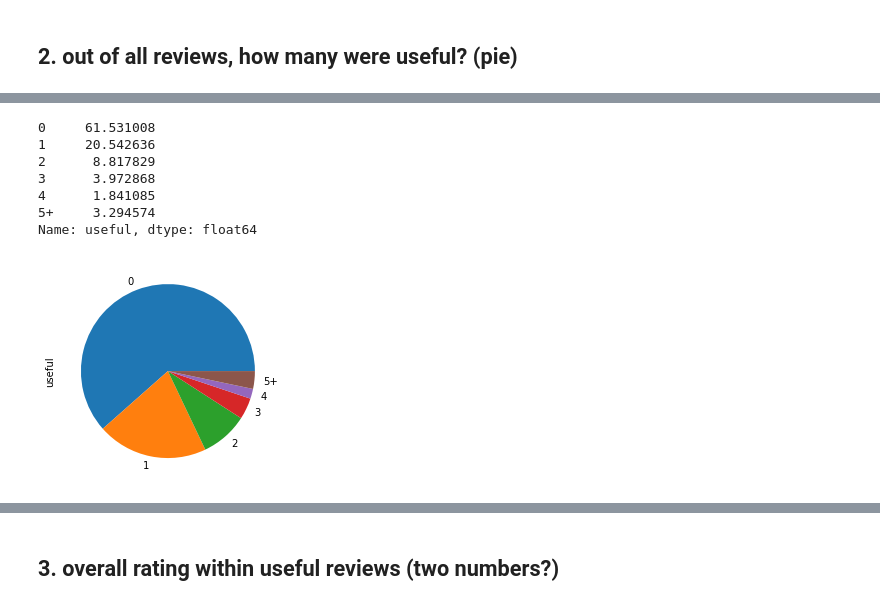
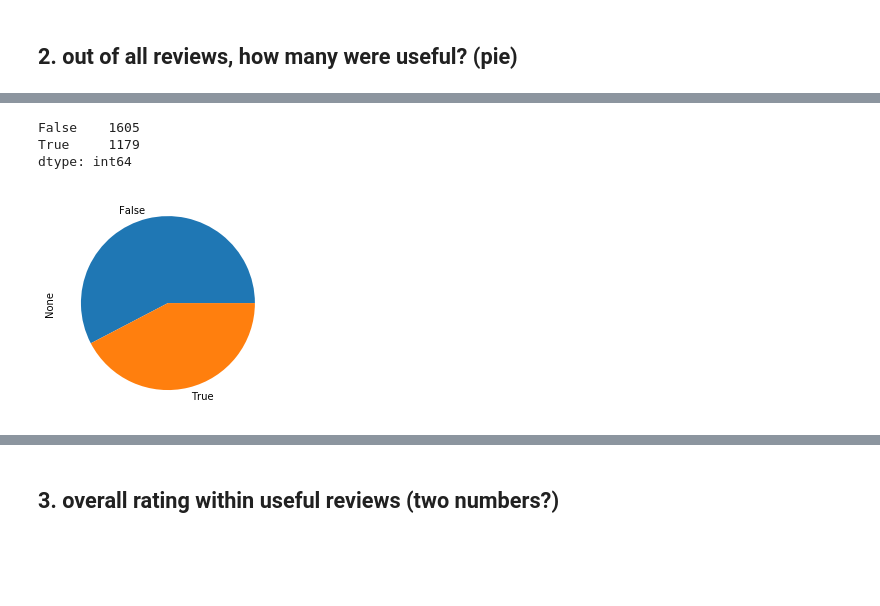
Before and after one commit to dliu9999/DSC106-Final-Project, a Jupyter notebook: yelp.ipynb, the cells around one changed output, grey strips where cells are left out. Saved outputs shown, nothing was run; the diff lists cells and outputs as text; code cells hidden in the pictures; blank space fills up the shorter version.

Commit message:
added reliable user, tfidf

```diff
--- a/yelp.ipynb
+++ b/yelp.ipynb
@@ -19,8 +19,10 @@ Enter password: ········
 # %% [markdown]
 ## Read in data
 # %%
-starbucks = pd.read_csv('data/starbucks.csv')
-horton = pd.read_csv('data/horton.csv')
-reviews = pd.read_csv('data/reviews.csv')
+starbucks = pd.read_csv('data/starbucks.csv')[['business_id', 'latitude', 'longitude', 'stars']]
+horton = pd.read_csv('data/horton.csv')[['business_id', 'latitude', 'longitude', 'stars']]
+reviews = pd.read_csv('data/reviews.csv').drop(columns=['cool', 'funny'])
 reviews['date'] = pd.to_datetime(reviews['date'])
+users = pd.read_csv('data/users.csv')[['review_count', 'useful', 'user_id','yelping_since']]
+users['yelping_since'] = pd.to_datetime(users['yelping_since'])
 # %%
@@ -65,13 +45,11 @@ Name: useful, dtype: float64
-# %%
-hort_use = horton_reviews.useful.apply(lambda x: str(x) if x < 5 else '5+')
-display(hort_use.value_counts(normalize=True).sort_index() * 100)
-hort_use.value_counts().sort_index().plot.pie();
-# %% [output]
-0     61.531008
-1     20.542636
-2      8.817829
-3      3.972868
-4      1.841085
-5+     3.294574
-Name: useful, dtype: float64
-[figure, removed]
+# %%
+reviews_users = reviews.merge(users, on='user_id', how='left')
+# %%
+reviews_users_prop = ((reviews_users.useful_y > 200) & (reviews_users.review_count > 100)).value_counts()
+display(reviews_users_prop)
+reviews_users_prop.plot.pie();
+# %% [output]
+False    1605
+True     1179
+dtype: int64
+[figure, added]
```
Also changed, not shown: parts of 21 cells of this notebook, 3 other files.
